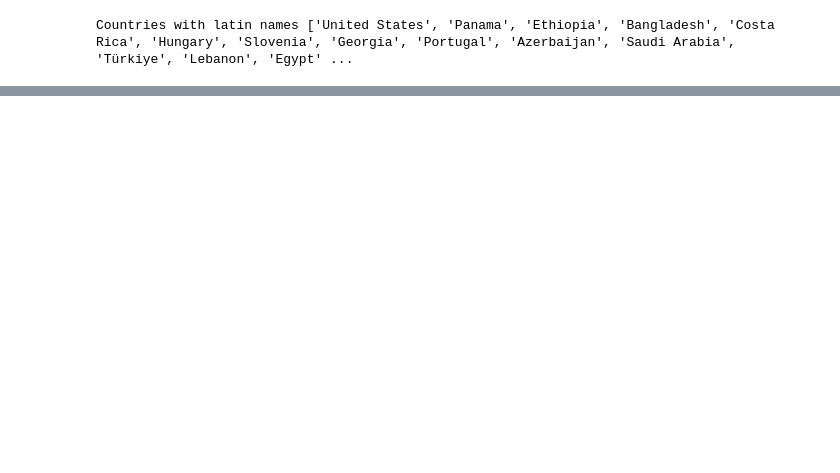
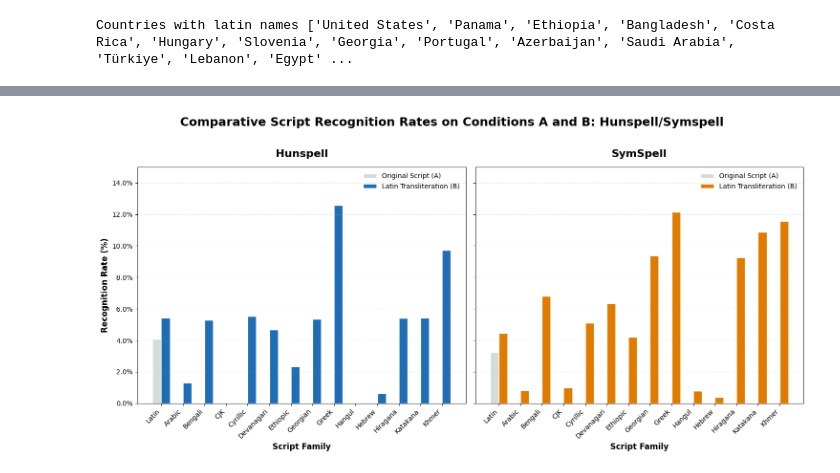
Before and after one commit to sarabrownxx/hons-project-spellcheck-bias, a Jupyter notebook: notebooks/09_playground.ipynb, the cells around one changed output, grey strips where cells are left out. Drawn from its saved outputs; the diff is of its cells as text; code cells hidden in the pictures; blank space fills up the shorter version.

```diff
--- a/notebooks/09_playground.ipynb
+++ b/notebooks/09_playground.ipynb
@@ -71,0 +456,48 @@ Countries with latin names ['United States', 'Panama', 'Ethiopia', 'Bangladesh',
+# %%
+import matplotlib.pyplot as plt
+import numpy as np
+import matplotlib.ticker as mtick
+
+# --- Configuration ---
+scripts = ab_brk['script'].tolist()
+x = np.arange(len(scripts))
+w = 0.4
+low_perf_tools = ['Hunspell', 'SymSpell']
+
+# Create 2-panel figure
+fig, axes = plt.subplots(1, 2, figsize=(15, 7), sharey=True)
+
+for i, tool in enumerate(low_perf_tools):
+    ax = axes[i]
+    vals_a = ab_brk[f'{tool}_A'].values
+    vals_b = ab_brk[f'{tool}_B'].values
+    color_b = TOOL_COLORS_B[tool]
+
+    ax.bar(x - w/2, vals_a, width=w, label='Original Script (A)', color='#D5DBDB', edgecolor='white')
+    ax.bar(x + w/2, vals_b, width=w, label='Latin Transliteration (B)', color=color_b, edgecolor='white')
+
+    # Precision Scaling
+    ax.set_ylim(0, 15)
+    ax.set_title(tool, fontsize=16, fontweight='bold', pad=15)
+
+    # Labeling
+    ax.set_xticks(x)
+    ax.set_xticklabels(scripts, rotation=45, ha='right', fontsize=10)
+    ax.set_xlabel('Script Family', fontsize=12, fontweight='bold')
+
+    ax.yaxis.set_major_formatter(mtick.PercentFormatter())
+    ax.grid(axis='y', linestyle='--', alpha=0.3, zorder=0)
+
+    if i == 0:
+        ax.set_ylabel('Recognition Rate (%)', fontsize=12, fontweight='bold')
+
+    ax.legend(loc='upper right', frameon=False, fontsize=10)
+
+fig.suptitle('Comparative Script Recognition Rates on Conditions A and B: Hunspell/Symspell',
+             fontsize=18, fontweight='bold', y=1.02)
+
+plt.tight_layout()
+plt.savefig('hunspell_symspell_recognition.png', dpi=300, bbox_inches='tight')
+plt.show()
+# %% [output]
+[figure, added]
```
Also changed, not shown: parts of 17 cells of this notebook, 3 other files.
